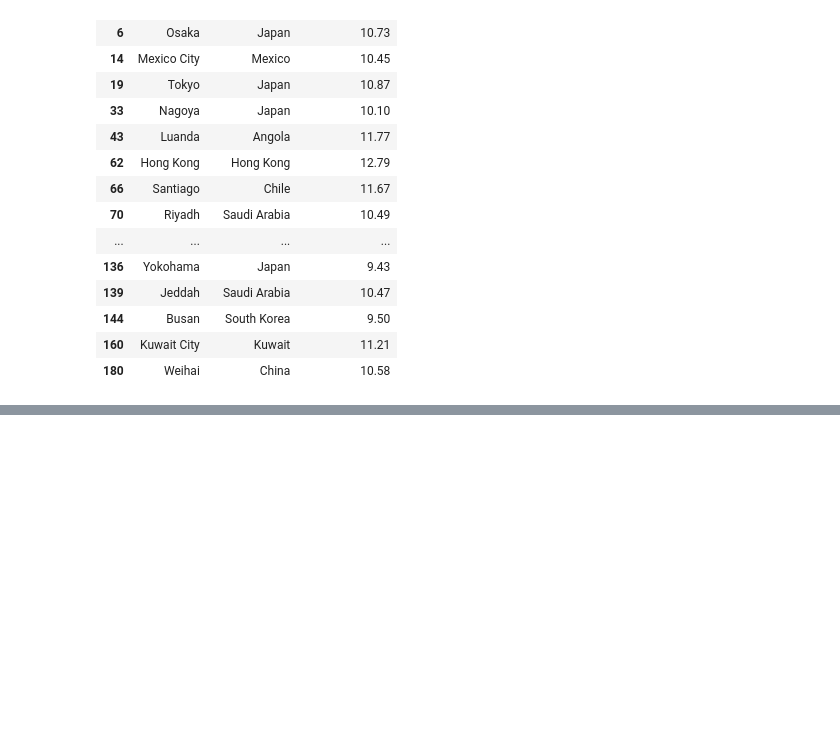
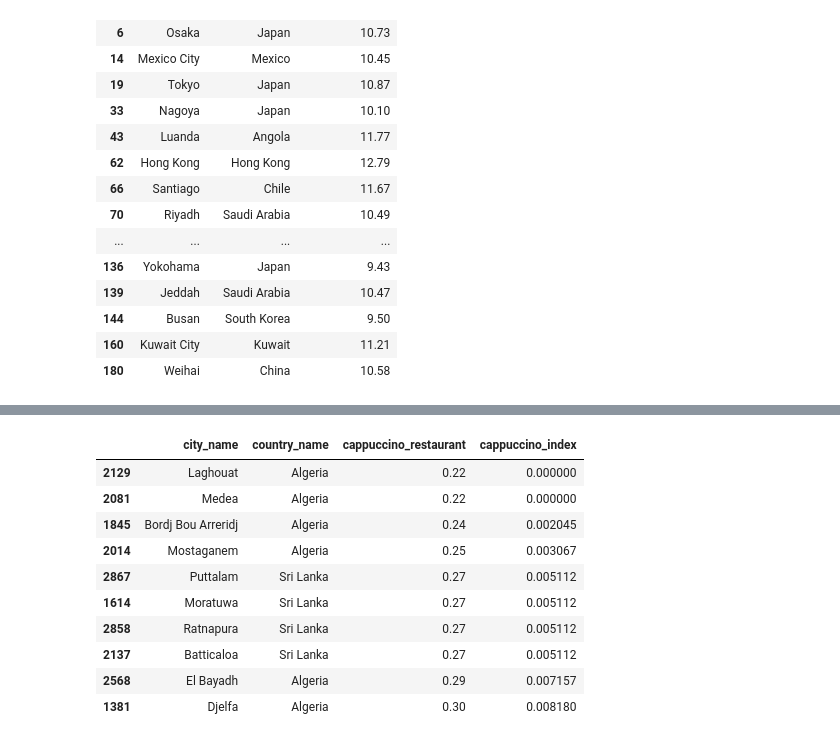
Before and after one commit to danielaaguirrej55-source/EDA-Nomadismo-Digital, a Jupyter notebook: src/notebooks/variables_agregadas_danielaaguirrej_EDA.ipynb, the cells around one changed output, grey strips where cells are left out. Cells and saved outputs as stored; diff of their text form; code cells hidden in the pictures; blank space fills up the shorter version.

```diff
--- a/src/notebooks/variables_agregadas_danielaaguirrej_EDA.ipynb
+++ b/src/notebooks/variables_agregadas_danielaaguirrej_EDA.ipynb
@@ -400,0 +603,17 @@ df_cost.loc[
+# %%
+#Aqui volvemos a hacer un top 10 de mas asequibles
+
+df_cost[["city_name","country_name","cappuccino_restaurant","cappuccino_index"]] \
+  .sort_values("cappuccino_index", ascending=True).head(10)
+# %% [output]
+|  | city_name | country_name | cappuccino_restaurant | cappuccino_index |
+| 2129 | Laghouat | Algeria | 0.22 | 0.000000 |
+| 2081 | Medea | Algeria | 0.22 | 0.000000 |
+| 1845 | Bordj Bou Arreridj | Algeria | 0.24 | 0.002045 |
+| 2014 | Mostaganem | Algeria | 0.25 | 0.003067 |
+| 2867 | Puttalam | Sri Lanka | 0.27 | 0.005112 |
+| 1614 | Moratuwa | Sri Lanka | 0.27 | 0.005112 |
+| 2858 | Ratnapura | Sri Lanka | 0.27 | 0.005112 |
+| 2137 | Batticaloa | Sri Lanka | 0.27 | 0.005112 |
+| 2568 | El Bayadh | Algeria | 0.29 | 0.007157 |
+| 1381 | Djelfa | Algeria | 0.30 | 0.008180 |
```
Also changed, not shown: parts of 22 cells of this notebook.
